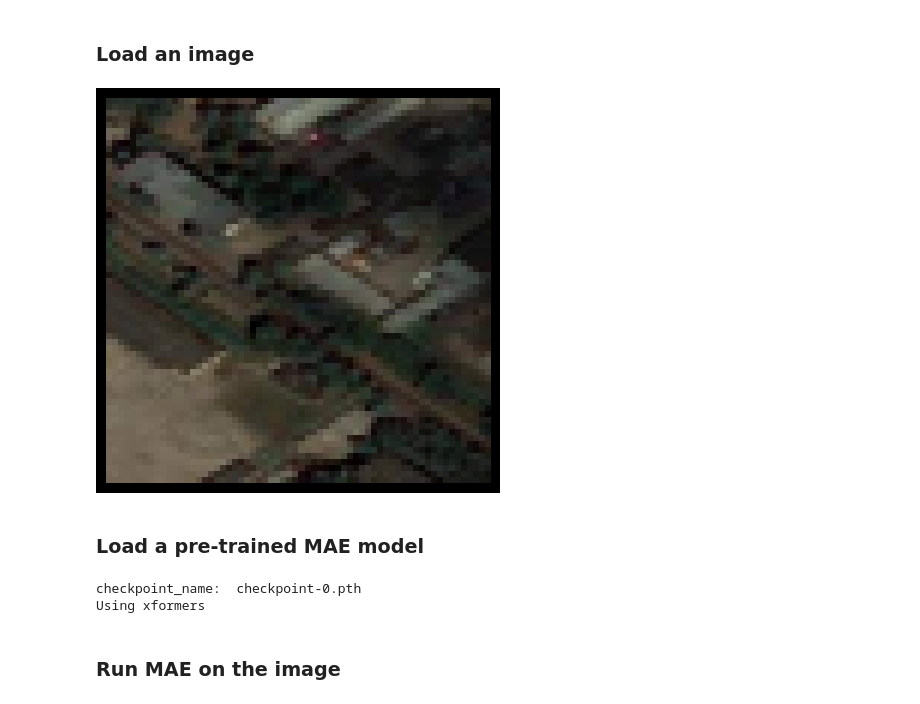
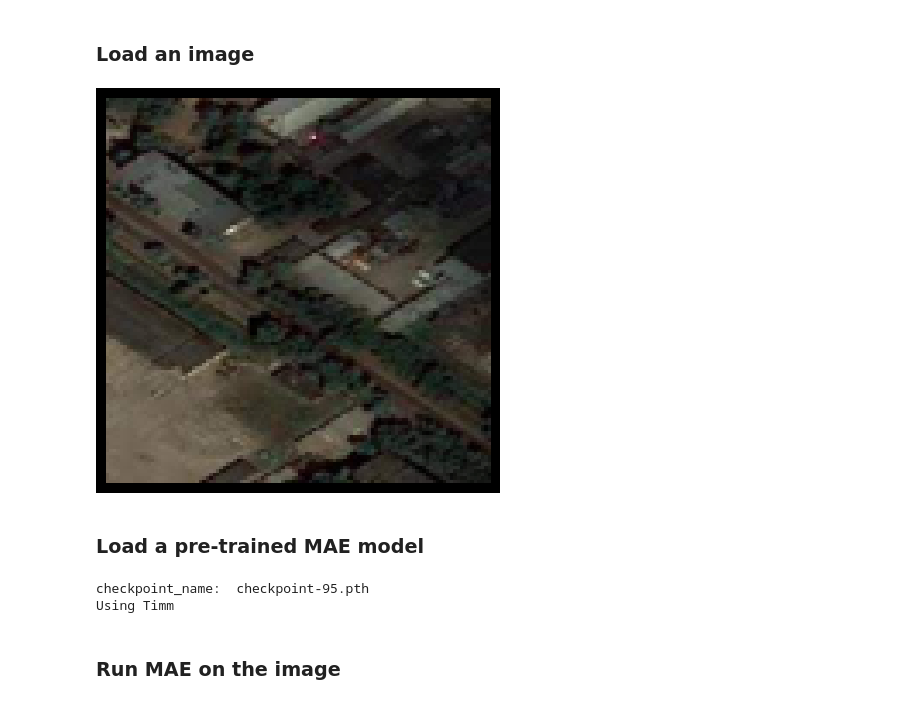
Before and after one commit to aicip/SatMAE, a Jupyter notebook: mae_visualize.ipynb, the cells around one changed output. Cells and saved outputs as stored; diff of their text form; code cells hidden in the pictures.

```diff
--- a/mae_visualize.ipynb
+++ b/mae_visualize.ipynb
@@ -87,40 +87,42 @@ def run_one_image(img, model, patch_size, channels=3):
 # %% [markdown]
 ### Load an image
 # %%
-img_size = 64
+img_size = 112
 
 # load an image
 img_url = 'https://encrypted-tbn0.gstatic.com/images?q=tbn:ANd9GcRFQsDBSqgPKLHyunyQ0LJVDBXwzpnvWJqAOLPvVaUoA0xP-ZH4PPVCuyZtMllgEHSRTog&usqp=CAU' # fox, from ILSVRC2012_val_00046145
 # img_url = 'https://user-images.githubusercontent.com/11435359/147743081-0428eecf-89e5-4e07-8da5-a30fd73cc0ba.jpg' # cucumber, from ILSVRC2012_val_00047851
 img = Image.open(requests.get(img_url, stream=True).raw)
 
 img = img.resize((img_size, img_size))
 img = np.array(img) / 255.
 
 assert img.shape == (img_size, img_size, 3)
 
 # normalize by ImageNet mean and std
 img = img - imagenet_mean
 img = img / imagenet_std
 
 plt.rcParams['figure.figsize'] = [5, 5]
 show_image(torch.tensor(img))
 # %% [output]
-[figure, old version]
+[figure, new version]
 # %% [markdown]
 ### Load a pre-trained MAE model
 # %%
 # This is an MAE model trained with pixels as targets for visualization (ViT-Large, training mask ratio=0.75)
 attention = 'scaled_dot_product'
-patch_size = 8
-ffn_name = "FusedMLP"
+patch_size = 16
 
 
 # download checkpoint if not exist
-# checkpoint_basedir = "/data2/HDD_16TB/ICCV/Model_Saving"
-checkpoint_basedir = "."
+checkpoint_basedir = "/data2/HDD_16TB/ICCV/Model_Saving"
+# checkpoint_basedir = "."
 
-checkpoint_dir = os.path.join(checkpoint_basedir, f"out_i{img_size}_p{patch_size}_b64_e200_{attention}")
+checkpoint_folder = f"out_i{img_size}_p{patch_size}_b64_e200"
+# checkpoint_folder = f"out_i{img_size}_p{patch_size}_b64_e200_{attention}"
+
+checkpoint_dir = os.path.join(checkpoint_basedir, checkpoint_folder)
 
 # List the directory and find the checkpoint with the highest epoch
 checkpoint_list = os.listdir(checkpoint_dir)
@@ -130,11 +132,11 @@ checkpoint_name = checkpoint_list[-1]
 print("checkpoint_name: ", checkpoint_name)
 
 chkpt_path = os.path.join(checkpoint_dir, checkpoint_name)
-model_mae = prepare_model(chkpt_path, 'mae_vit_large_patch16', img_size=img_size, patch_size=patch_size, attention=attention, ffn_name="FusedMLP")
+model_mae = prepare_model(chkpt_path, 'mae_vit_large_patch16', img_size=img_size, patch_size=patch_size, use_xformers=False)
 print('Model loaded.')
 # %% [output]
-checkpoint_name:  checkpoint-0.pth
-Using xformers
+checkpoint_name:  checkpoint-95.pth
+Using Timm
 # %% [markdown]
 ### Run MAE on the image
 # %%
```
